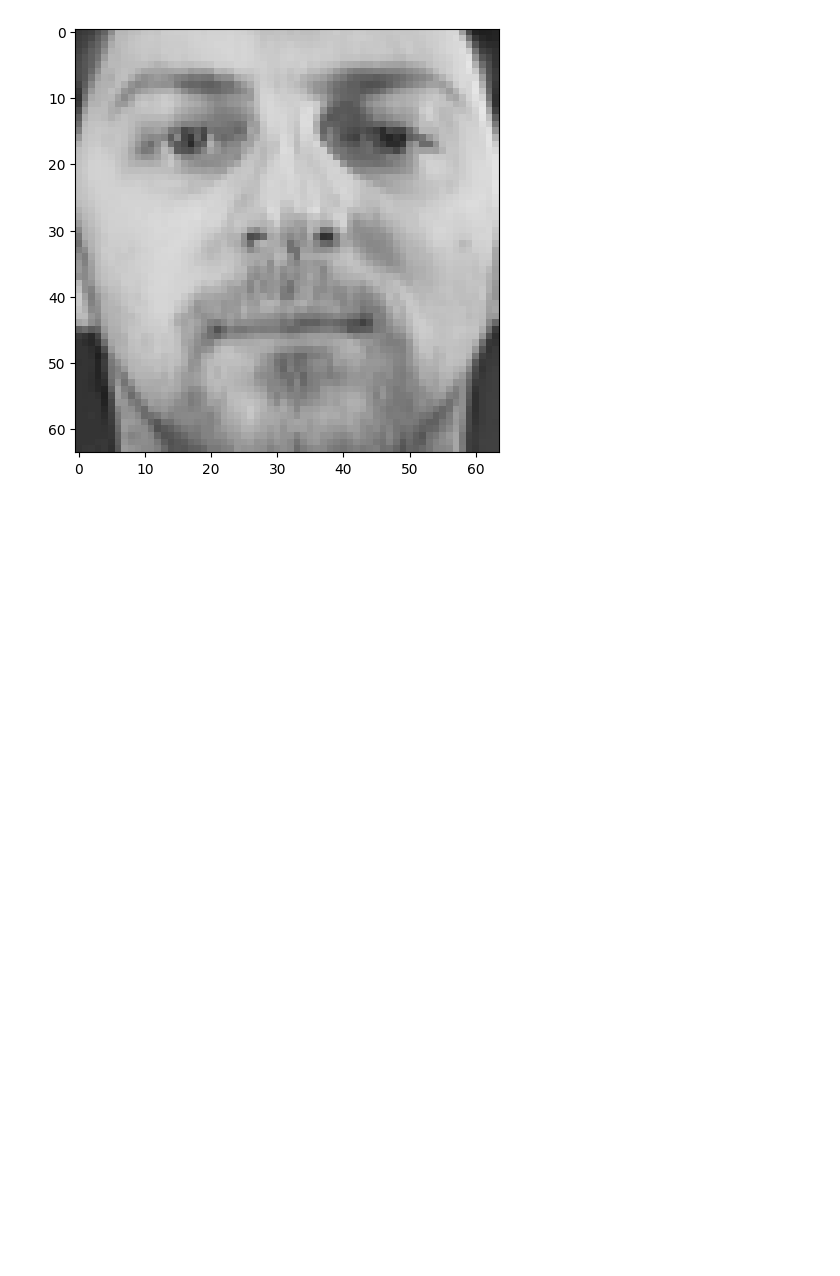
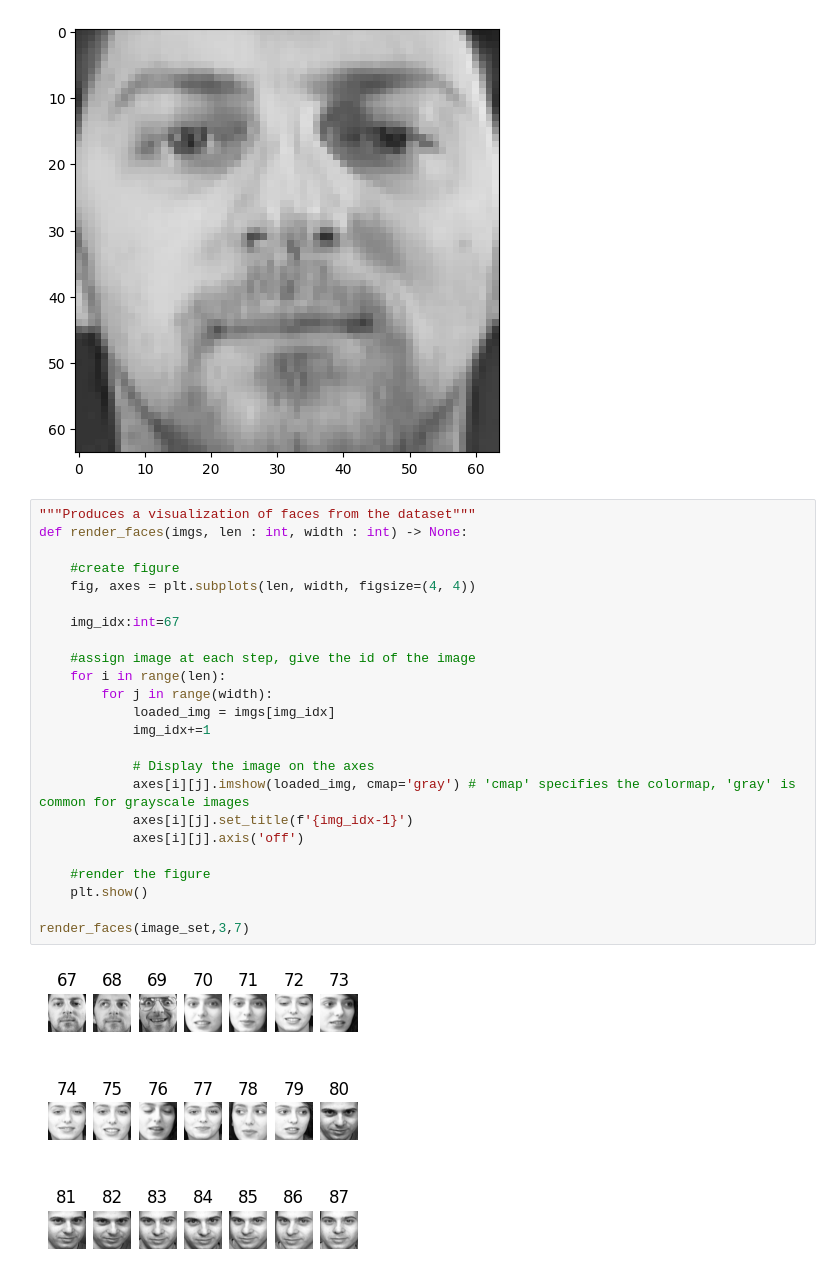
Before and after one commit to ThomasTorres2024/CSC_461_Project, a Jupyter notebook: Eigenfaces_CSC_461.ipynb, the cells around one changed output. Cells and saved outputs as stored; diff of their text form; blank space fills up the shorter version.

```diff
--- a/Eigenfaces_CSC_461.ipynb
+++ b/Eigenfaces_CSC_461.ipynb
@@ -24,6 +75,32 @@ imshow(image_set[67])
 (64, 64)
 <matplotlib.image.AxesImage at 0x...>
 [figure]
+# %%
+"""Produces a visualization of faces from the dataset"""
+def render_faces(imgs, len : int, width : int) -> None:
+
+    #create figure
+    fig, axes = plt.subplots(len, width, figsize=(4, 4))
+
+    img_idx:int=67
+
+    #assign image at each step, give the id of the image
+    for i in range(len):
+        for j in range(width):
+            loaded_img = imgs[img_idx]
+            img_idx+=1
+
+            # Display the image on the axes
+            axes[i][j].imshow(loaded_img, cmap='gray') # 'cmap' specifies the colormap, 'gray' is common for grayscale images
+            axes[i][j].set_title(f'{img_idx-1}')
+            axes[i][j].axis('off')
+
+    #render the figure
+    plt.show()
+
+render_faces(image_set,3,7)
+# %% [output]
+[figure, added]
 # %%
 """Condenses image into a 64^2 list"""
 def package_array(image) -> list[int]:
```
Also changed, not shown: parts of 9 cells of this notebook.
